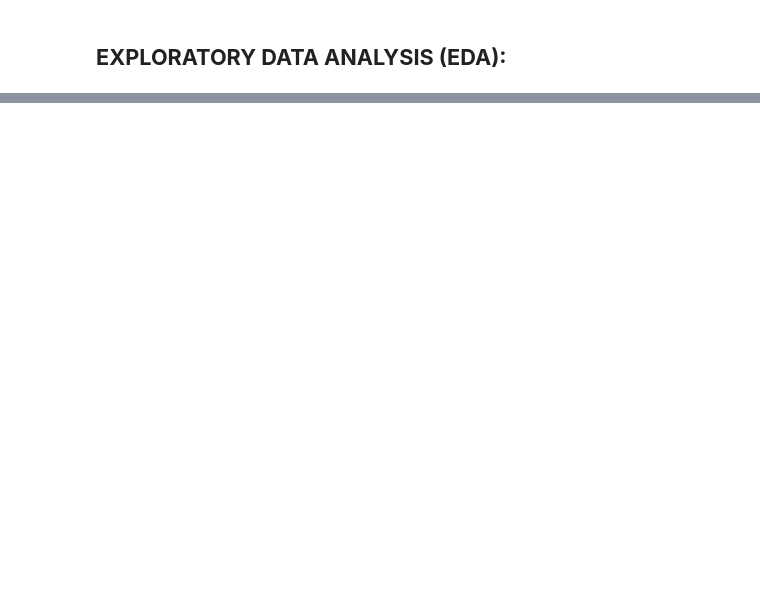
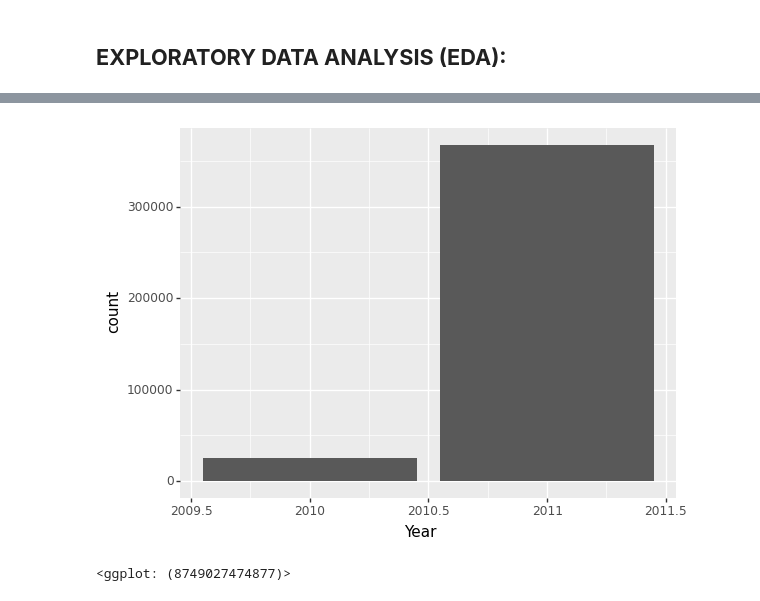
Before and after one commit to Samikshab99/Unsupervised-ML-Customer-Segmentation, a Jupyter notebook: Online_Retail_Customer_Segmentation_Capstone_Project.ipynb, the cells around one changed output, grey strips where cells are left out. Cells and saved outputs as stored; diff of their text form; code cells hidden in the pictures; blank space fills up the shorter version.

```diff
--- a/Online_Retail_Customer_Segmentation_Capstone_Project.ipynb
+++ b/Online_Retail_Customer_Segmentation_Capstone_Project.ipynb
@@ -447,0 +478,6 @@ customer_df.describe(include=['O'])#describing
+# %%
+#plotting graph
+ggplot(customer_df)+ aes("Year",fill="Year")+geom_bar()
+# %% [output]
+[figure, added]
+<ggplot: (8749027474877)>
```
Also changed, not shown: parts of 74 cells of this notebook.
